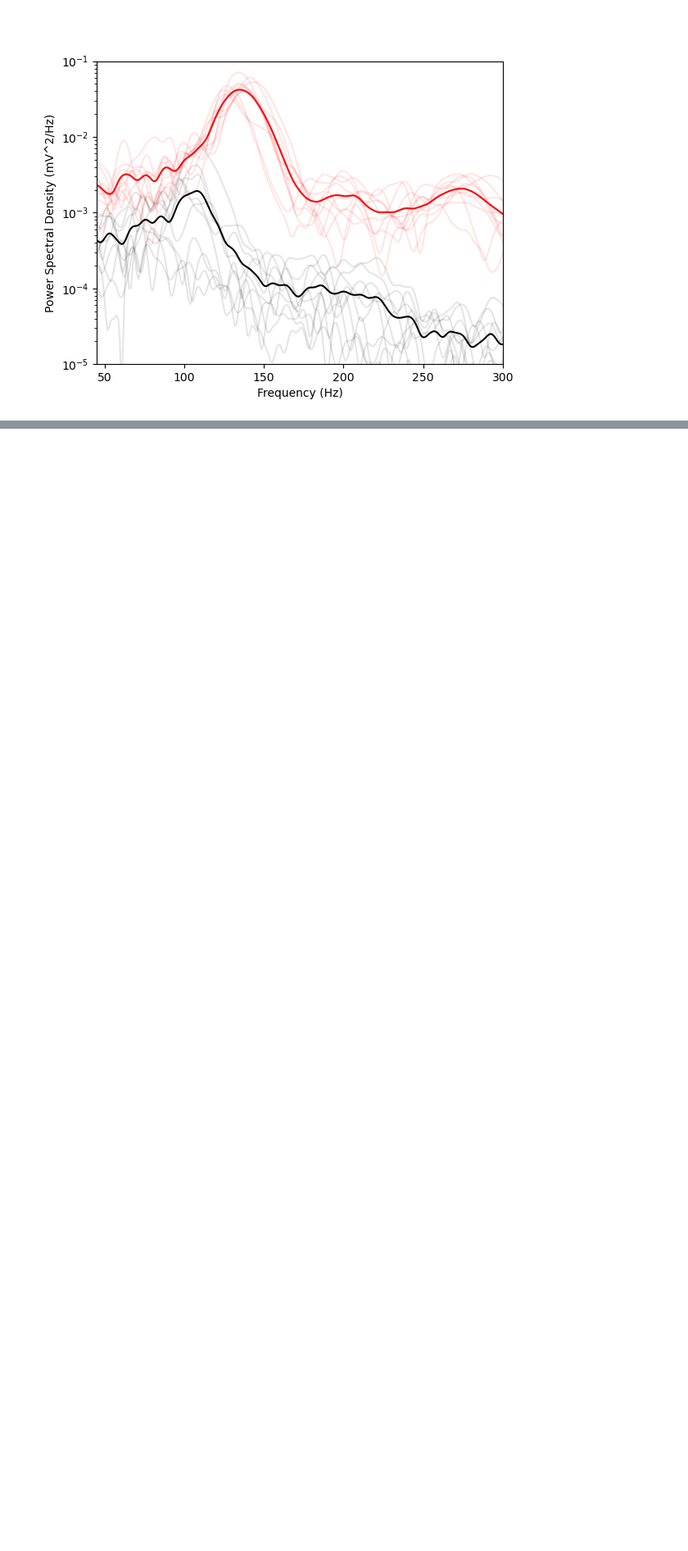
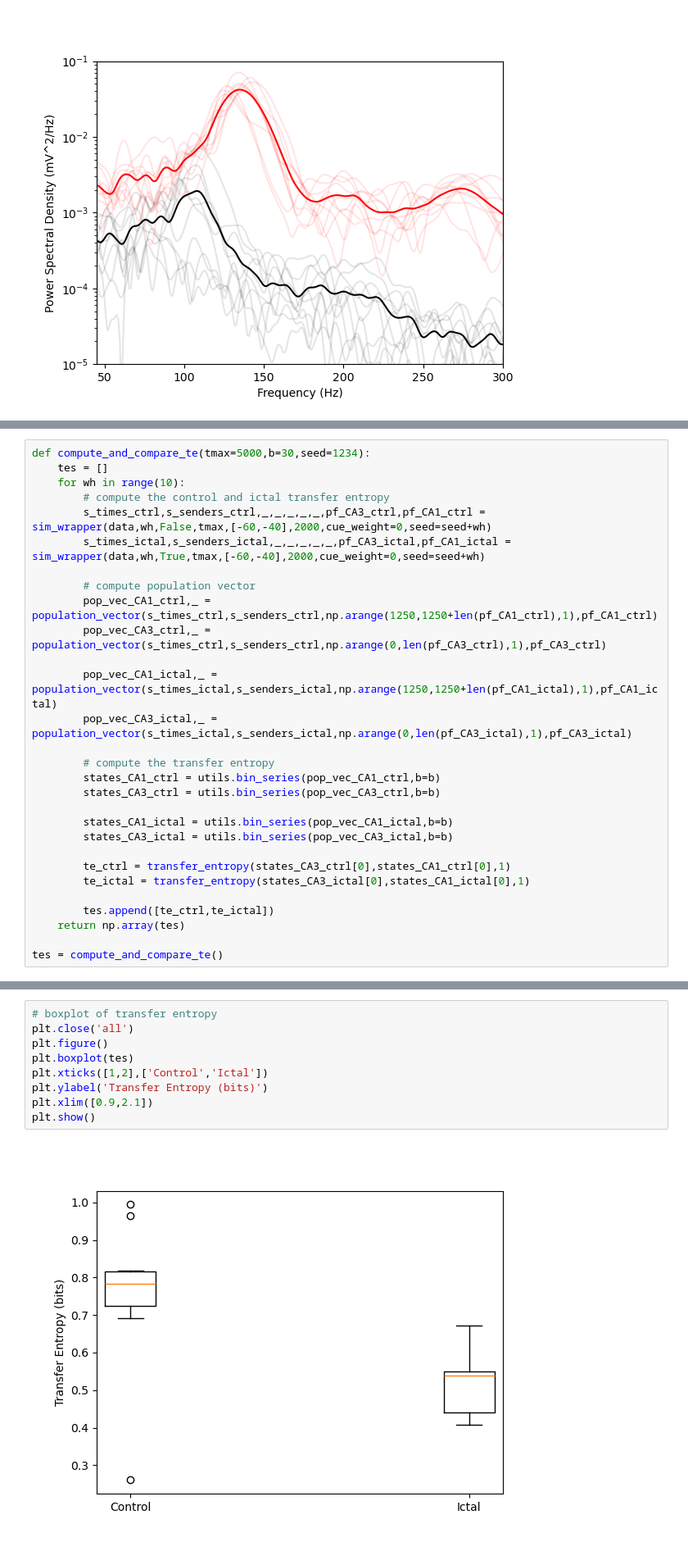
Before and after one commit to justidy1/IctalPlaceCell, a Jupyter notebook: query_replay.ipynb, the cells around one changed output, grey strips where cells are left out. Shown at 82% size. Drawn from its saved outputs; the diff is of its cells as text; blank space fills up the shorter version.

```diff
--- a/query_replay.ipynb
+++ b/query_replay.ipynb
@@ -430,0 +467,29 @@ plt.savefig('spectra.svg')
+# %%
+def compute_and_compare_te(tmax=5000,b=30,seed=1234):
+    tes = []
+    for wh in range(10):
+        # compute the control and ictal transfer entropy
+        s_times_ctrl,s_senders_ctrl,_,_,_,_,_,pf_CA3_ctrl,pf_CA1_ctrl = sim_wrapper(data,wh,False,tmax,[-60,-40],2000,cue_weight=0,seed=seed+wh)
+        s_times_ictal,s_senders_ictal,_,_,_,_,_,pf_CA3_ictal,pf_CA1_ictal = sim_wrapper(data,wh,True,tmax,[-60,-40],2000,cue_weight=0,seed=seed+wh)
+
+        # compute population vector
+        pop_vec_CA1_ctrl,_ = population_vector(s_times_ctrl,s_senders_ctrl,np.arange(1250,1250+len(pf_CA1_ctrl),1),pf_CA1_ctrl)
+        pop_vec_CA3_ctrl,_ = population_vector(s_times_ctrl,s_senders_ctrl,np.arange(0,len(pf_CA3_ctrl),1),pf_CA3_ctrl)
+
+        pop_vec_CA1_ictal,_ = population_vector(s_times_ictal,s_senders_ictal,np.arange(1250,1250+len(pf_CA1_ictal),1),pf_CA1_ictal)
+        pop_vec_CA3_ictal,_ = population_vector(s_times_ictal,s_senders_ictal,np.arange(0,len(pf_CA3_ictal),1),pf_CA3_ictal)
+
+        # compute the transfer entropy
+        states_CA1_ctrl = utils.bin_series(pop_vec_CA1_ctrl,b=b)
+        states_CA3_ctrl = utils.bin_series(pop_vec_CA3_ctrl,b=b)
+
+        states_CA1_ictal = utils.bin_series(pop_vec_CA1_ictal,b=b)
+        states_CA3_ictal = utils.bin_series(pop_vec_CA3_ictal,b=b)
+
+        te_ctrl = transfer_entropy(states_CA3_ctrl[0],states_CA1_ctrl[0],1)
+        te_ictal = transfer_entropy(states_CA3_ictal[0],states_CA1_ictal[0],1)
+
+        tes.append([te_ctrl,te_ictal])
+    return np.array(tes)
+
+tes = compute_and_compare_te()
@@ -430,0 +514,11 @@ plt.savefig('spectra.svg')
+# %%
+# boxplot of transfer entropy
+plt.close('all')
+plt.figure()
+plt.boxplot(tes)
+plt.xticks([1,2],['Control','Ictal'])
+plt.ylabel('Transfer Entropy (bits)')
+plt.xlim([0.9,2.1])
+plt.show()
+# %% [output]
+[figure, added]
```
Also changed, not shown: parts of 14 cells of this notebook.
